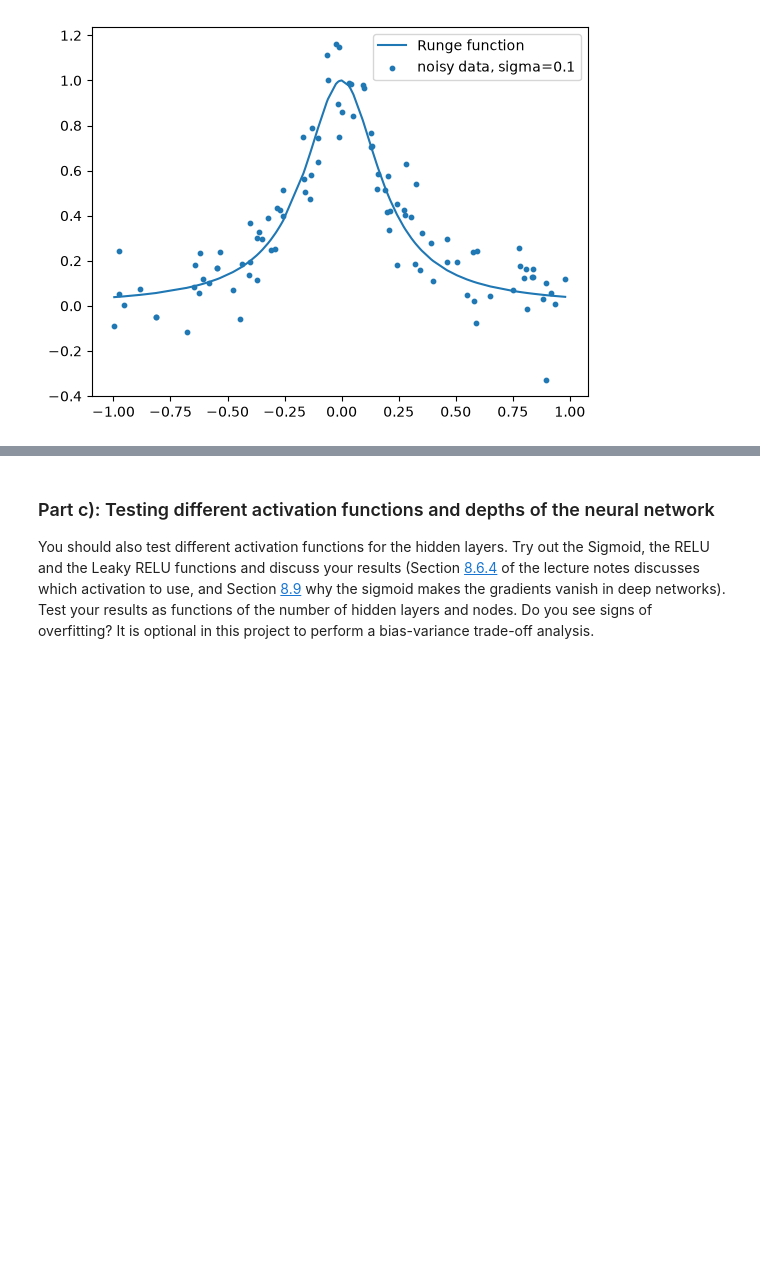
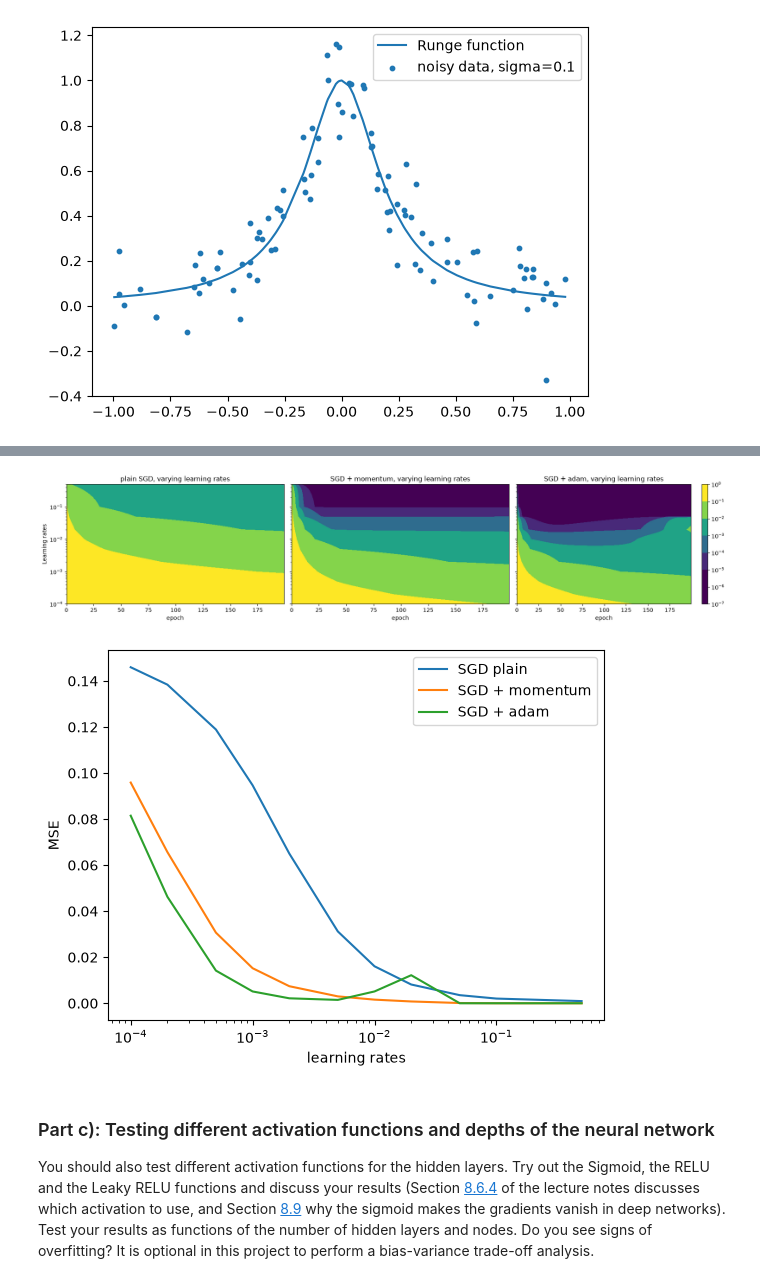
Before and after one commit to lukasMK01/FYS-STK4155, a Jupyter notebook: Project2.ipynb, the cells around one changed output, grey strips where cells are left out. Drawn from its saved outputs; the diff is of its cells as text; code cells hidden in the pictures; blank space fills up the shorter version.

```diff
--- a/Project2.ipynb
+++ b/Project2.ipynb
@@ -738,3 +874,64 @@ SGD+momentum, 200 epochs  train accuracy 0.094   test accuracy 0.141
+# %%
+#Plot initial learning rates and MSE for the different methods (plain, momentum, adam) with optimiser_step
+fig, ax = plt.subplots(1, 3, figsize=(18, 4),sharey=True)
+mses_plain = []
+mses_momentum = []
+mses_adam = []
+mses_plain2 = []
+mses_momentum2 = []
+mses_adam2 = []
+gammas = [0.0001,0.0002,0.0005,0.001, 0.002, 0.005, 0.01, 0.02, 0.05, 0.1, 0.5]
+for gamma in gammas:
+    layers_sgd1, hist_sgd1 = train(layers0, x_tr, y_tr, x_te, y_te, step="plain", gamma=gamma,  epochs=200)
+    layers_sgd2, hist_sgd2 = train(layers0, x_tr, y_tr, x_te, y_te, step="momentum", gamma=gamma,  epochs=200)
+    layers_sgd3, hist_sgd3 = train(layers0, x_tr, y_tr, x_te, y_te, step="adam", gamma=gamma,  epochs=200)
+    mses_plain.append(hist_sgd1[:, 2])
+    mses_momentum.append(hist_sgd2[:, 2])
+    mses_adam.append(hist_sgd3[:, 2])
+
+    mses_plain2.append(hist_sgd1[-1, 2])
+    mses_momentum2.append(hist_sgd2[-1, 2])
+    mses_adam2.append(hist_sgd3[-1, 2])
+
+
+import matplotlib
+ax[0].contourf(range(200),gammas, mses_plain, label="SGD plain",vmin=1e-5, vmax=2e-1,norm=matplotlib.colors.LogNorm())
+# plt.plot(gammas, mses_momentum, label="SGD + momentum")
+# plt.plot(gammas, mses_adam, label="SGD + adam")
+ax[0].set_xlabel("epoch")
+ax[0].set_ylabel("Learning rates")
+ax[0].set_yscale("log")
+# ax[0].legend()
+ax[0].set_title("plain SGD, varying learning rates")
+
+ax[1].contourf(range(200),gammas, mses_momentum, label="SGD + momentum",vmin=1e-5, vmax=2e-1,norm=matplotlib.colors.LogNorm())
+ax[1].set_xlabel("epoch")
+# ax[1].set_ylabel("Learning rates")
+ax[1].set_yscale("log")
+# ax[1].legend()
+ax[1].set_title("SGD + momentum, varying learning rates")
+
+cb = ax[2].contourf(range(200),gammas, mses_adam, label="SGD + adam",vmin=1e-5, vmax=2e-1,norm=matplotlib.colors.LogNorm())
+ax[2].set_xlabel("epoch")
+# ax[2].set_ylabel("Learning rates")
+ax[2].set_yscale("log")
+ax[2].set_title("SGD + adam, varying learning rates")
+fig.colorbar(cb)
+plt.tight_layout()
+plt.show()
+
+
+plt.plot(gammas,mses_plain2, label="SGD plain")
+plt.plot(gammas,mses_momentum2, label="SGD + momentum")
+plt.plot(gammas,mses_adam2, label="SGD + adam")
+plt.xlabel("learning rates")
+plt.ylabel("MSE")
+plt.xscale("log")
+plt.legend()
+plt.show()
+# %% [output]
+[figure, added]
+[figure, added]
 # %% [markdown]
 ### Part c): Testing different activation functions and depths of the neural network
 
```
Also changed, not shown: parts of 11 cells of this notebook.
